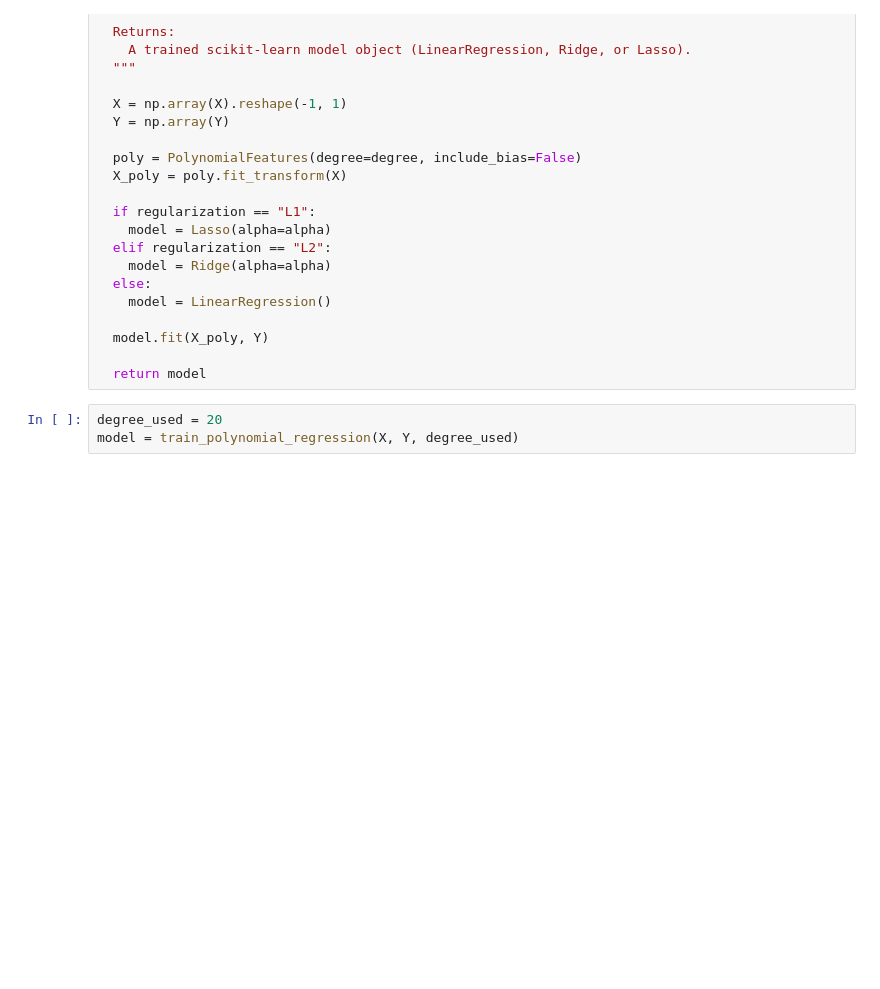
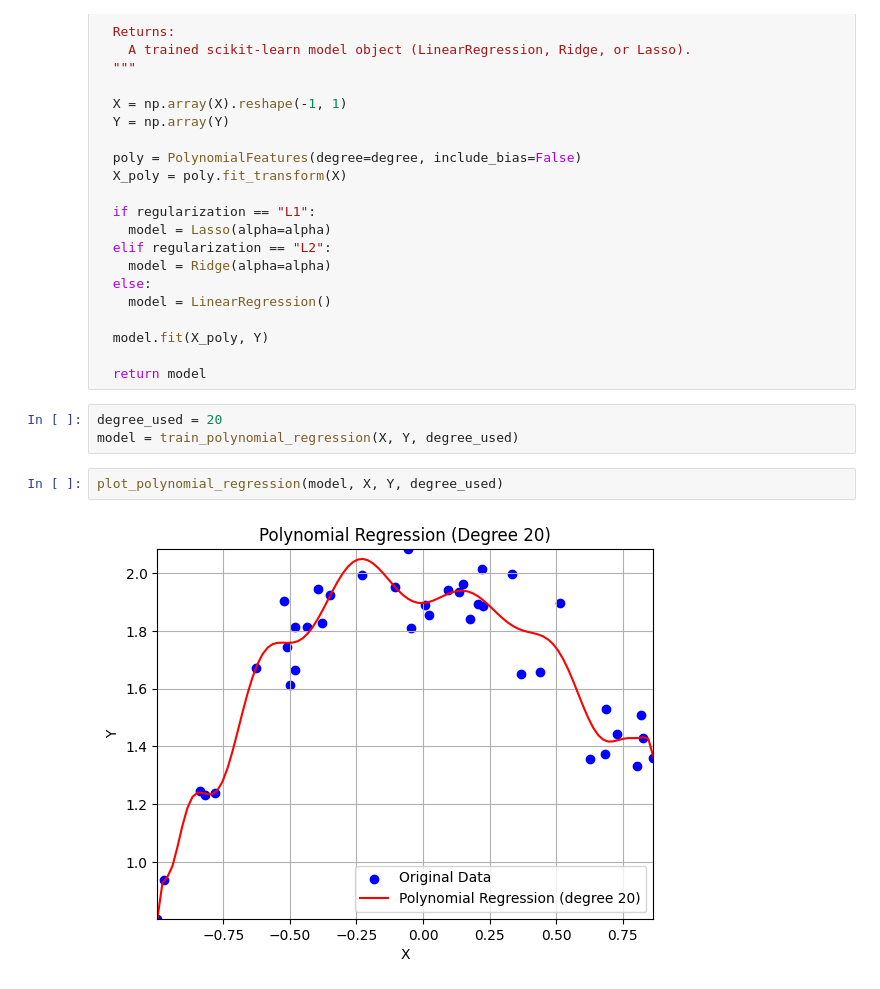
Before and after one commit to JayZeus999/Math-For-ML, a Jupyter notebook: Grokking-ML/Polynomial_regression_regularization.ipynb, the cells around one changed output. Saved outputs shown, nothing was run; the diff lists cells and outputs as text; blank space fills up the shorter version.

Commit message:
Plot the polynomial regression model

```diff
--- a/Grokking-ML/Polynomial_regression_regularization.ipynb
+++ b/Grokking-ML/Polynomial_regression_regularization.ipynb
@@ -92,3 +142,7 @@ def train_polynomial_regression(X, Y, degree, regularization=None, alpha=1.0):
 # %%
 degree_used = 20
 model = train_polynomial_regression(X, Y, degree_used)
+# %%
+plot_polynomial_regression(model, X, Y, degree_used)
+# %% [output]
+[figure, added]
```
Also changed, not shown: parts of 2 cells of this notebook.
